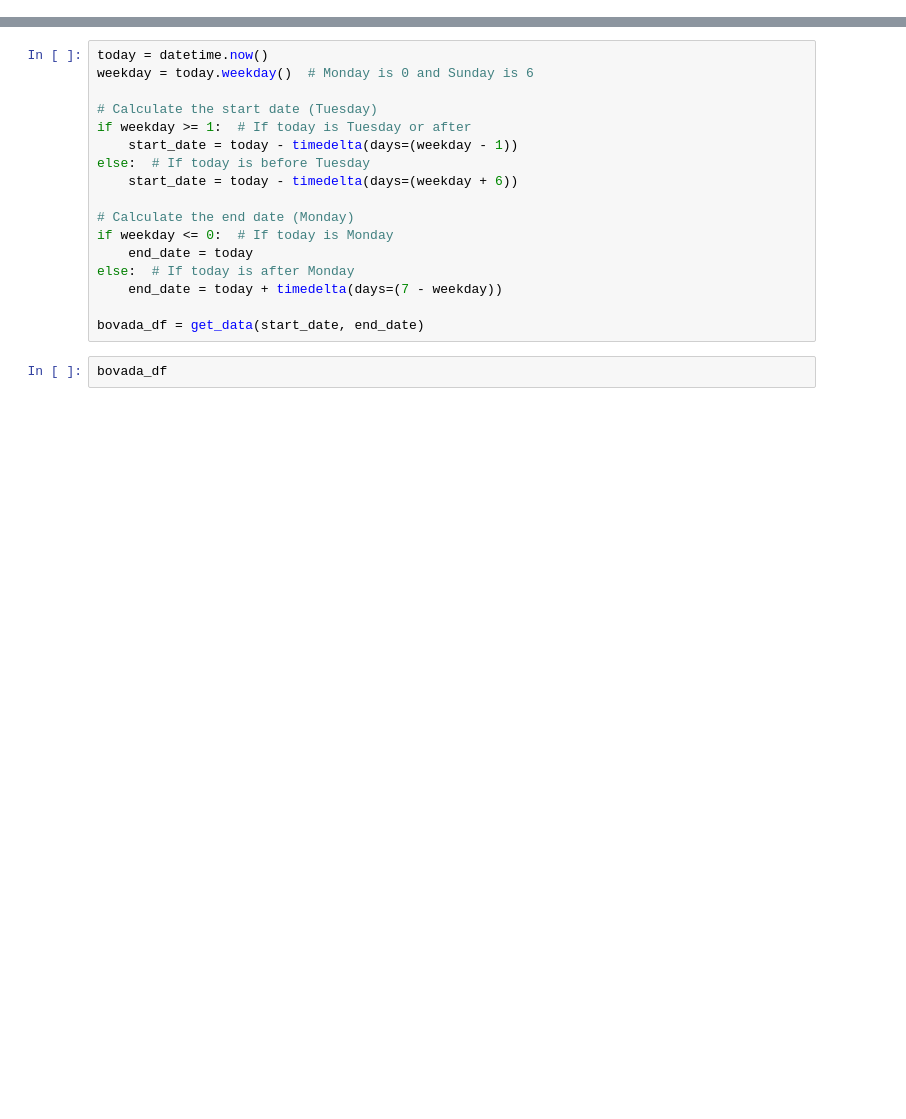
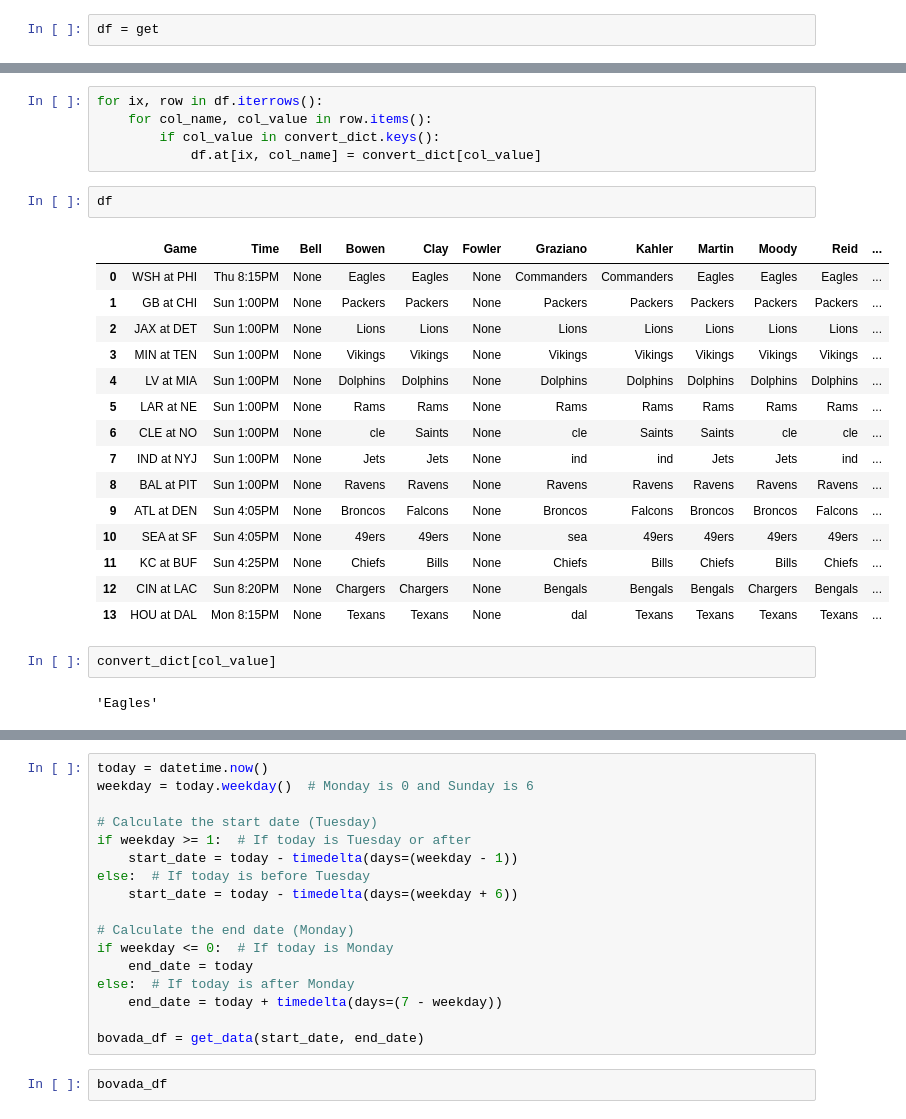
Before and after one commit to GreggRoll/NFL---Azure, a Jupyter notebook: test.ipynb, the cells around one changed output, grey strips where cells are left out. Drawn from its saved outputs; the diff is of its cells as text; blank space fills up the shorter version.

```diff
--- a/test.ipynb
+++ b/test.ipynb
@@ -276,0 +405,2 @@ def get_espn_expert_data():
+# %%
+df = get
@@ -276,0 +427,27 @@ def get_espn_expert_data():
+# %%
+for ix, row in df.iterrows():
+    for col_name, col_value in row.items():
+        if col_value in convert_dict.keys():
+            df.at[ix, col_name] = convert_dict[col_value]
+# %%
+df
+# %% [output]
+|  | Game | Time | Bell | Bowen | Clay | Fowler | Graziano | Kahler | Martin | Moody | Reid | ... |
+| 0 | WSH at PHI | Thu 8:15PM | None | Eagles | Eagles | None | Commanders | Commanders | Eagles | Eagles | Eagles | ... |
+| 1 | GB at CHI | Sun 1:00PM | None | Packers | Packers | None | Packers | Packers | Packers | Packers | Packers | ... |
+| 2 | JAX at DET | Sun 1:00PM | None | Lions | Lions | None | Lions | Lions | Lions | Lions | Lions | ... |
+| 3 | MIN at TEN | Sun 1:00PM | None | Vikings | Vikings | None | Vikings | Vikings | Vikings | Vikings | Vikings | ... |
+| 4 | LV at MIA | Sun 1:00PM | None | Dolphins | Dolphins | None | Dolphins | Dolphins | Dolphins | Dolphins | Dolphins | ... |
+| 5 | LAR at NE | Sun 1:00PM | None | Rams | Rams | None | Rams | Rams | Rams | Rams | Rams | ... |
+| 6 | CLE at NO | Sun 1:00PM | None | cle | Saints | None | cle | Saints | Saints | cle | cle | ... |
+| 7 | IND at NYJ | Sun 1:00PM | None | Jets | Jets | None | ind | ind | Jets | Jets | ind | ... |
+| 8 | BAL at PIT | Sun 1:00PM | None | Ravens | Ravens | None | Ravens | Ravens | Ravens | Ravens | Ravens | ... |
+| 9 | ATL at DEN | Sun 4:05PM | None | Broncos | Falcons | None | Broncos | Falcons | Broncos | Broncos | Falcons | ... |
+| 10 | SEA at SF | Sun 4:05PM | None | 49ers | 49ers | None | sea | 49ers | 49ers | 49ers | 49ers | ... |
+| 11 | KC at BUF | Sun 4:25PM | None | Chiefs | Bills | None | Chiefs | Bills | Chiefs | Bills | Chiefs | ... |
+| 12 | CIN at LAC | Sun 8:20PM | None | Chargers | Chargers | None | Bengals | Bengals | Bengals | Chargers | Bengals | ... |
+| 13 | HOU at DAL | Mon 8:15PM | None | Texans | Texans | None | dal | Texans | Texans | Texans | Texans | ... |
+# %%
+convert_dict[col_value]
+# %% [output]
+'Eagles'
```
Also changed, not shown: parts of 10 cells of this notebook, 5 other files.
